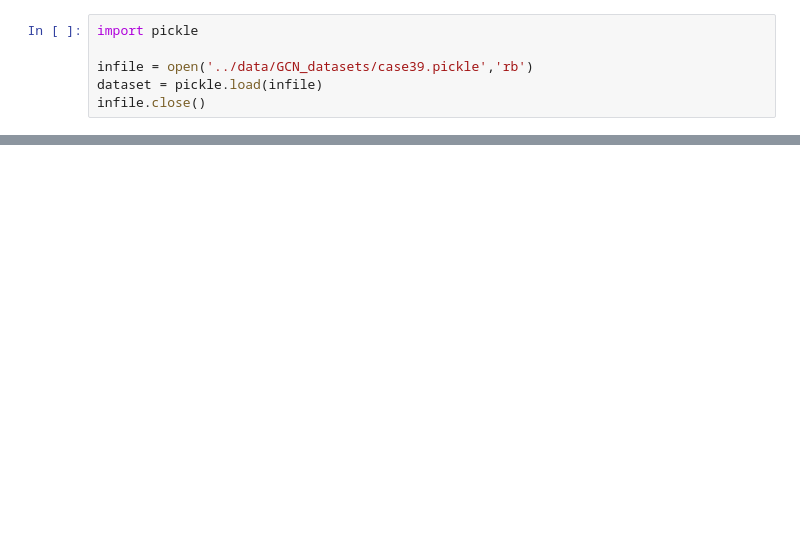
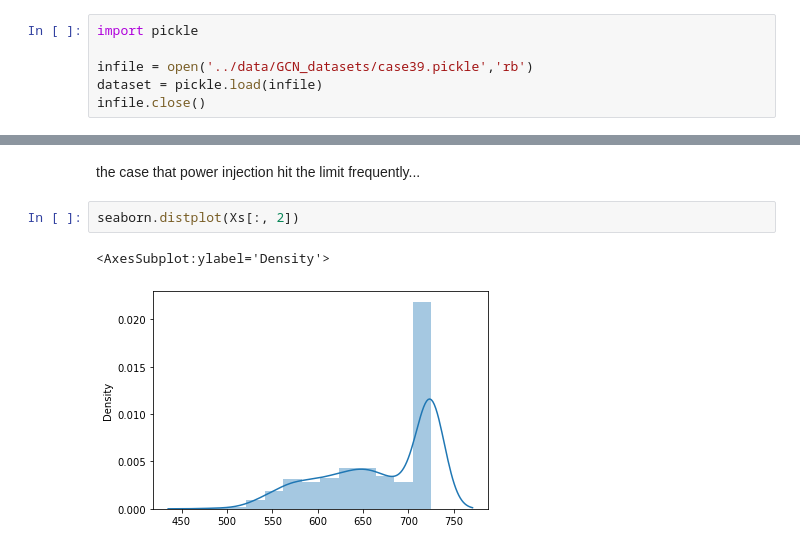
Before and after one commit to jhyun0919/GNN-and-Power-Systems, a Jupyter notebook: Power Flow Approx based on GCN/codes/2. Generate Datasets for the GCN Experiments.ipynb, the cells around one changed output, grey strips where cells are left out. Cells and saved outputs as stored; diff of their text form; blank space fills up the shorter version.

```diff
--- a/Power Flow Approx based on GCN/codes/2. Generate Datasets for the GCN Experiments.ipynb
+++ b/Power Flow Approx based on GCN/codes/2. Generate Datasets for the GCN Experiments.ipynb
@@ -36,0 +74,7 @@ dataset["label"].shape # [num_sample, num_label, 1]
+# %% [markdown]
+the case that power injection hit the limit frequently...
+# %%
+seaborn.distplot(Xs[:, 2])
+# %% [output]
+<AxesSubplot:ylabel='Density'>
+[figure, added]
```
Also changed, not shown: parts of 24 cells of this notebook.
